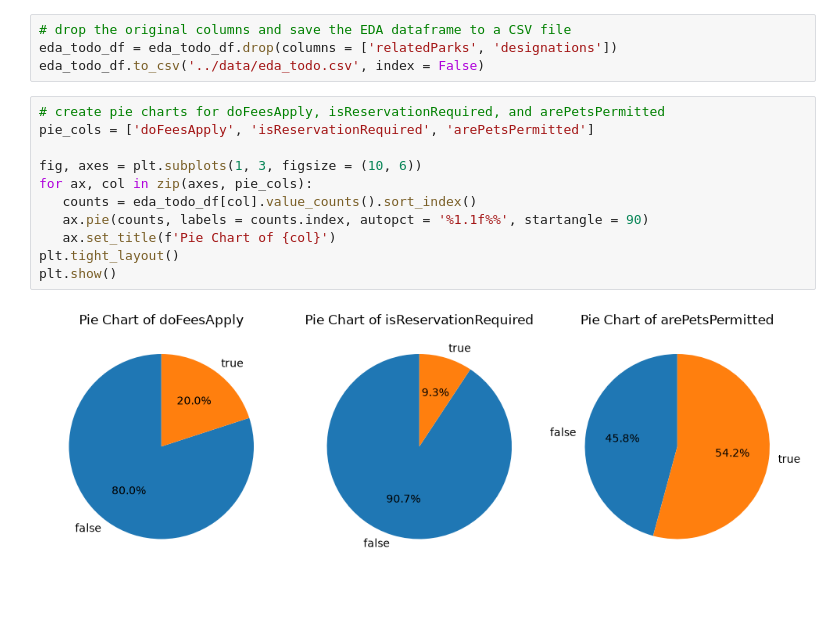
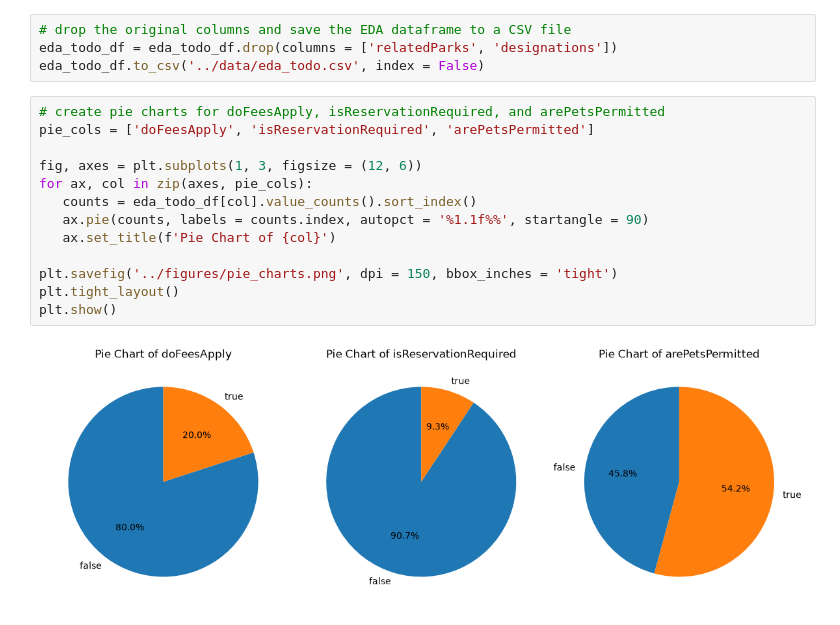
Before and after one commit to lareina1515/DATA1030-GroupProject, a Jupyter notebook: src/DATA1030 group project.ipynb, the cells around one changed output. Cells and saved outputs as stored; diff of their text form; blank space fills up the shorter version.

Commit message:
save the pie charts

```diff
--- a/src/DATA1030 group project.ipynb
+++ b/src/DATA1030 group project.ipynb
@@ -154,13 +154,15 @@ eda_todo_df.to_csv('../data/eda_todo.csv', index = False)
 # %%
 # create pie charts for doFeesApply, isReservationRequired, and arePetsPermitted
 pie_cols = ['doFeesApply', 'isReservationRequired', 'arePetsPermitted']
 
-fig, axes = plt.subplots(1, 3, figsize = (10, 6))
+fig, axes = plt.subplots(1, 3, figsize = (12, 6))
 for ax, col in zip(axes, pie_cols):
    counts = eda_todo_df[col].value_counts().sort_index()
    ax.pie(counts, labels = counts.index, autopct = '%1.1f%%', startangle = 90)
    ax.set_title(f'Pie Chart of {col}')
+
+plt.savefig('../figures/pie_charts.png', dpi = 150, bbox_inches = 'tight')
 plt.tight_layout()
 plt.show()
 # %% [output]
-[figure, old version]
+[figure, new version]
```
